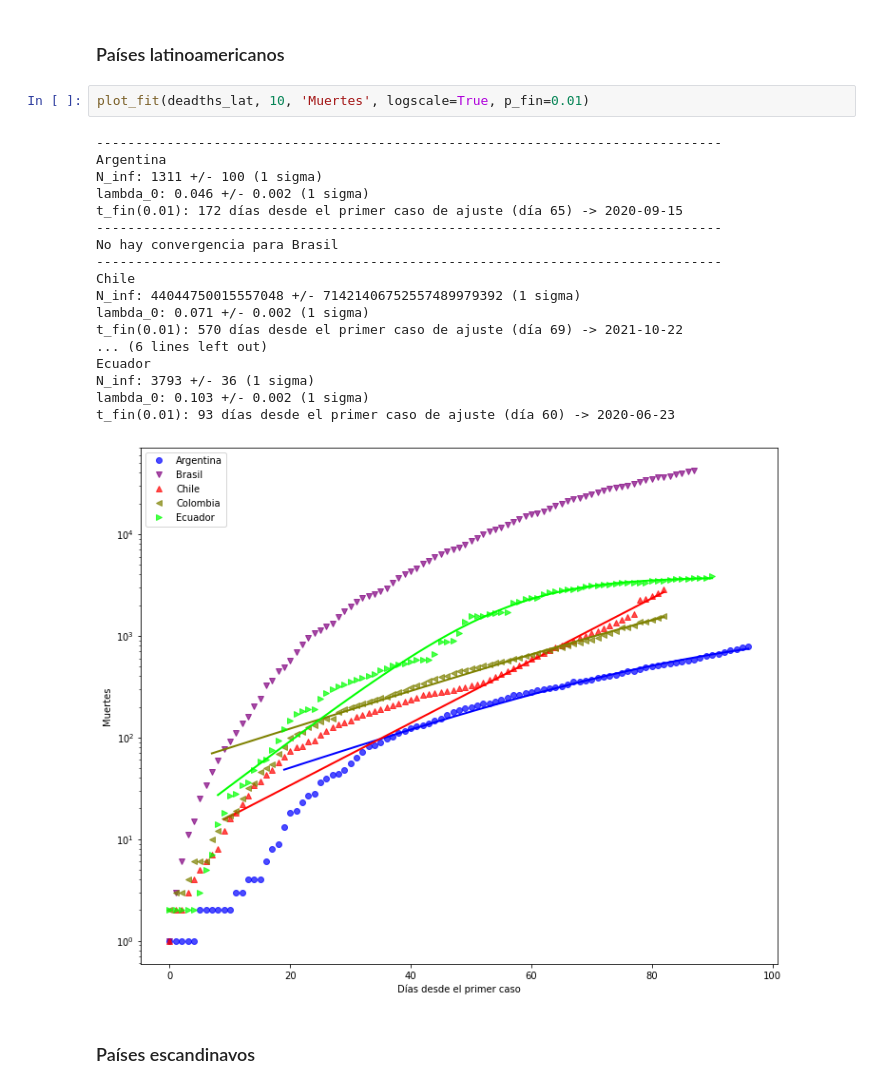
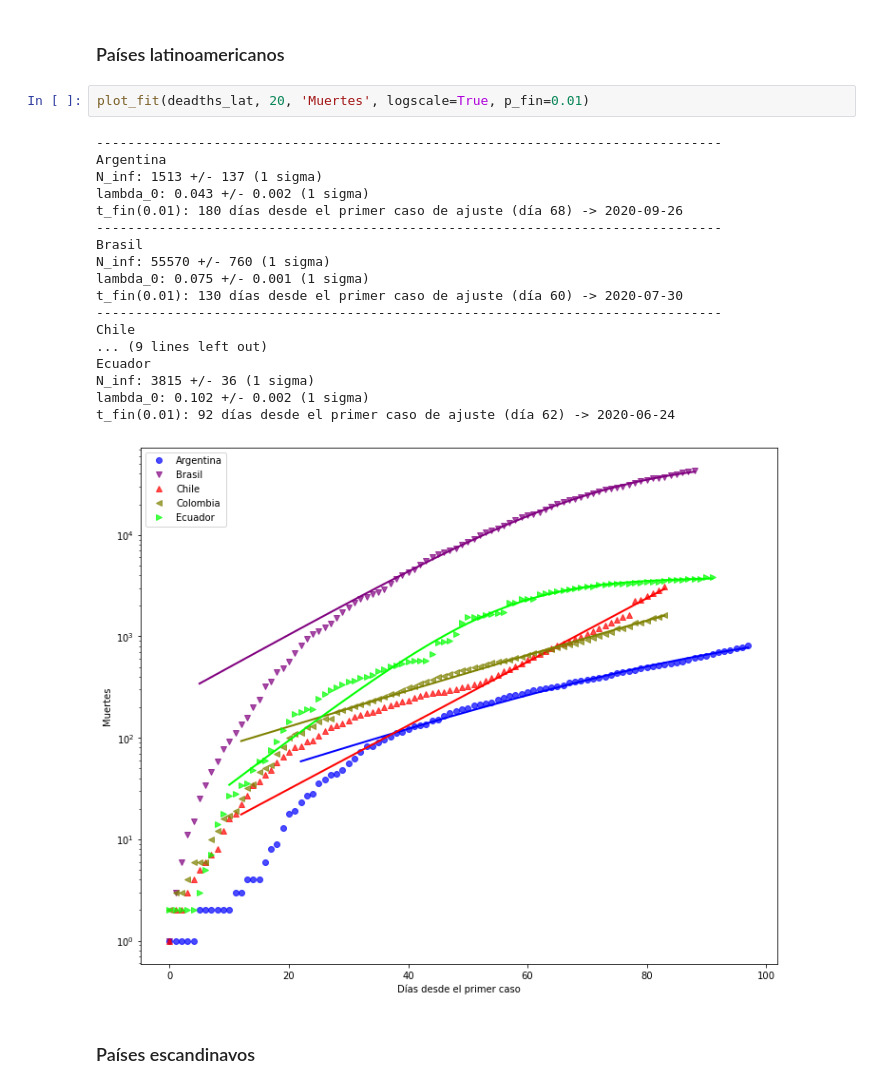
Before and after one commit to manuxch/logistic-covid19, a Jupyter notebook: Logistic_model_COVID-19.ipynb, the cells around one changed output. Drawn from its saved outputs; the diff is of its cells as text.

Commit message:
Actualización diaria de visualizaciones, ajustes y registros

```diff
--- a/Logistic_model_COVID-19.ipynb
+++ b/Logistic_model_COVID-19.ipynb
@@ -276,26 +276,26 @@ t_fin(0.01): 96 días desde el primer caso de ajuste (día 57) -> 2020-06-23
 # %% [markdown]
 ### Países latinoamericanos
 # %%
-plot_fit(deadths_lat, 10, 'Muertes', logscale=True, p_fin=0.01)
+plot_fit(deadths_lat, 20, 'Muertes', logscale=True, p_fin=0.01)
 # %% [output]
 --------------------------------------------------------------------------------
 Argentina
-N_inf: 1311 +/- 100 (1 sigma)
-lambda_0: 0.046 +/- 0.002 (1 sigma)
-t_fin(0.01): 172 días desde el primer caso de ajuste (día 65) -> 2020-09-15
+N_inf: 1513 +/- 137 (1 sigma)
+lambda_0: 0.043 +/- 0.002 (1 sigma)
+t_fin(0.01): 180 días desde el primer caso de ajuste (día 68) -> 2020-09-26
 --------------------------------------------------------------------------------
-No hay convergencia para Brasil
+Brasil
+N_inf: 55570 +/- 760 (1 sigma)
+lambda_0: 0.075 +/- 0.001 (1 sigma)
+t_fin(0.01): 130 días desde el primer caso de ajuste (día 60) -> 2020-07-30
 --------------------------------------------------------------------------------
 Chile
-N_inf: 44044750015557048 +/- 71421406752557489979392 (1 sigma)
-lambda_0: 0.071 +/- 0.002 (1 sigma)
-t_fin(0.01): 570 días desde el primer caso de ajuste (día 69) -> 2021-10-22
-... (6 lines left out)
+... (9 lines left out)
 Ecuador
-N_inf: 3793 +/- 36 (1 sigma)
-lambda_0: 0.103 +/- 0.002 (1 sigma)
-t_fin(0.01): 93 días desde el primer caso de ajuste (día 60) -> 2020-06-23
+N_inf: 3815 +/- 36 (1 sigma)
+lambda_0: 0.102 +/- 0.002 (1 sigma)
+t_fin(0.01): 92 días desde el primer caso de ajuste (día 62) -> 2020-06-24
-[figure, old version]
+[figure, new version]
 # %% [markdown]
 ### Países escandinavos
 # %%
```
Also changed, not shown: parts of 8 cells of this notebook.
